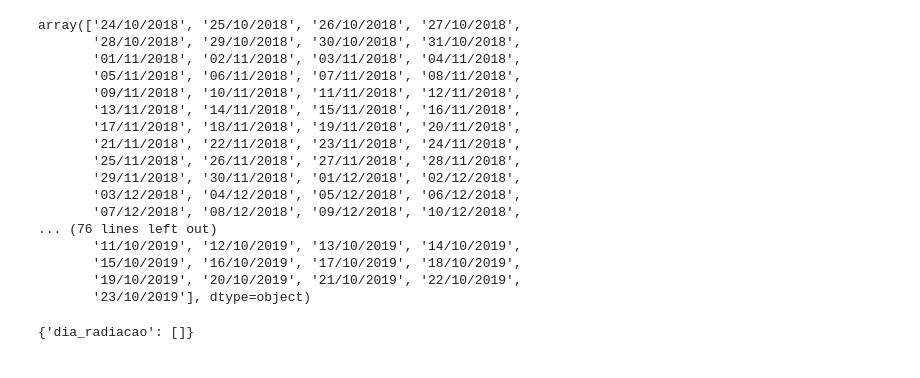
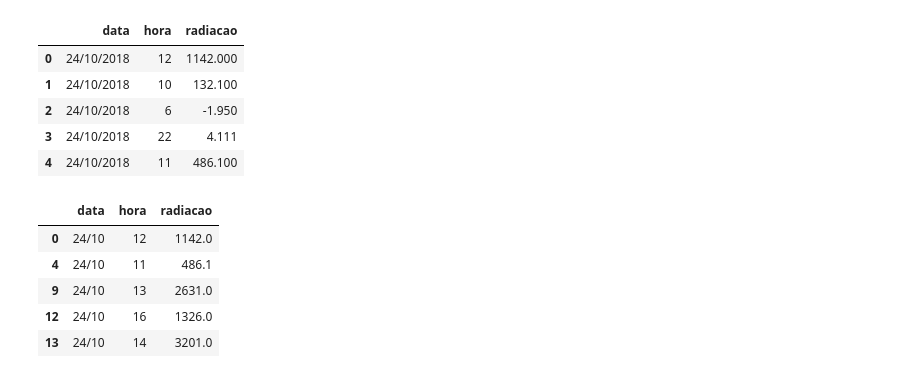
Before and after one commit to pi2Helius/database, a Jupyter notebook: radiacao/gera_radiacao_database.ipynb, the cells around one changed output. Saved outputs shown, nothing was run; the diff lists cells and outputs as text; code cells hidden in the pictures.

```diff
--- a/radiacao/gera_radiacao_database.ipynb
+++ b/radiacao/gera_radiacao_database.ipynb
@@ -24,2 +24,2 @@ df_sujo
 # %%
-df = df_sujo[["data","hora","radiacao"]]
+df_radiacao = df_sujo_radiacao[["data","hora","radiacao"]]
@@ -44,46 +26,9 @@ dia_count = df["data"].unique()
-# %%
-dia_count
-# %% [output]
-array(['24/10/2018', '25/10/2018', '26/10/2018', '27/10/2018',
-       '28/10/2018', '29/10/2018', '30/10/2018', '31/10/2018',
-       '01/11/2018', '02/11/2018', '03/11/2018', '04/11/2018',
-       '05/11/2018', '06/11/2018', '07/11/2018', '08/11/2018',
-       '09/11/2018', '10/11/2018', '11/11/2018', '12/11/2018',
-       '13/11/2018', '14/11/2018', '15/11/2018', '16/11/2018',
-       '17/11/2018', '18/11/2018', '19/11/2018', '20/11/2018',
-       '21/11/2018', '22/11/2018', '23/11/2018', '24/11/2018',
-       '25/11/2018', '26/11/2018', '27/11/2018', '28/11/2018',
-       '29/11/2018', '30/11/2018', '01/12/2018', '02/12/2018',
-       '03/12/2018', '04/12/2018', '05/12/2018', '06/12/2018',
-       '07/12/2018', '08/12/2018', '09/12/2018', '10/12/2018',
-... (76 lines left out)
-       '11/10/2019', '12/10/2019', '13/10/2019', '14/10/2019',
-       '15/10/2019', '16/10/2019', '17/10/2019', '18/10/2019',
-       '19/10/2019', '20/10/2019', '21/10/2019', '22/10/2019',
-       '23/10/2019'], dtype=object)
-# %%
-df_final = pd.DataFrame(columns=['data', 'irradiacao_media'])
-data_dict = {}
-data_dict["dia_radiacao"] = []
-
-for dia in dia_count:
-    df_temp=df[df["data"] == dia]
-    soma_radiacao = 0
-
-    for linha in df_temp.values:
-        if linha[1] >= 11 and linha[1] <= 16:
-            soma_radiacao += linha[2]
-    media_radiacao = soma_radiacao/6
-#     print(dia, media_radiacao)
-#     df_final.append({'data':dia,'irradiacao_media':soma_radiacao/6},ignore_index=True)
-
-    #Popula lista de dados
-    data_dict["dia_radiacao"].append({
-        "data":dia,
-        "radiacao":media_radiacao
-    })
-
-
-print(data_dic)
-# %% [output]
-{'dia_radiacao': []}
+# %%
+df_radiacao.head()
+# %% [output]
+|  | data | hora | radiacao |
+| 0 | 24/10/2018 | 12 | 1142.000 |
+| 1 | 24/10/2018 | 10 | 132.100 |
+| 2 | 24/10/2018 | 6 | -1.950 |
+| 3 | 24/10/2018 | 22 | 4.111 |
+| 4 | 24/10/2018 | 11 | 486.100 |
@@ -89,0 +40,9 @@ print(data_dic)
+# %%
+df_radiacao.head()
+# %% [output]
+|  | data | hora | radiacao |
+| 0 | 24/10 | 12 | 1142.0 |
+| 4 | 24/10 | 11 | 486.1 |
+| 9 | 24/10 | 13 | 2631.0 |
+| 12 | 24/10 | 16 | 1326.0 |
+| 13 | 24/10 | 14 | 3201.0 |
```
Also changed, not shown: parts of 28 cells of this notebook, 2 other files.
